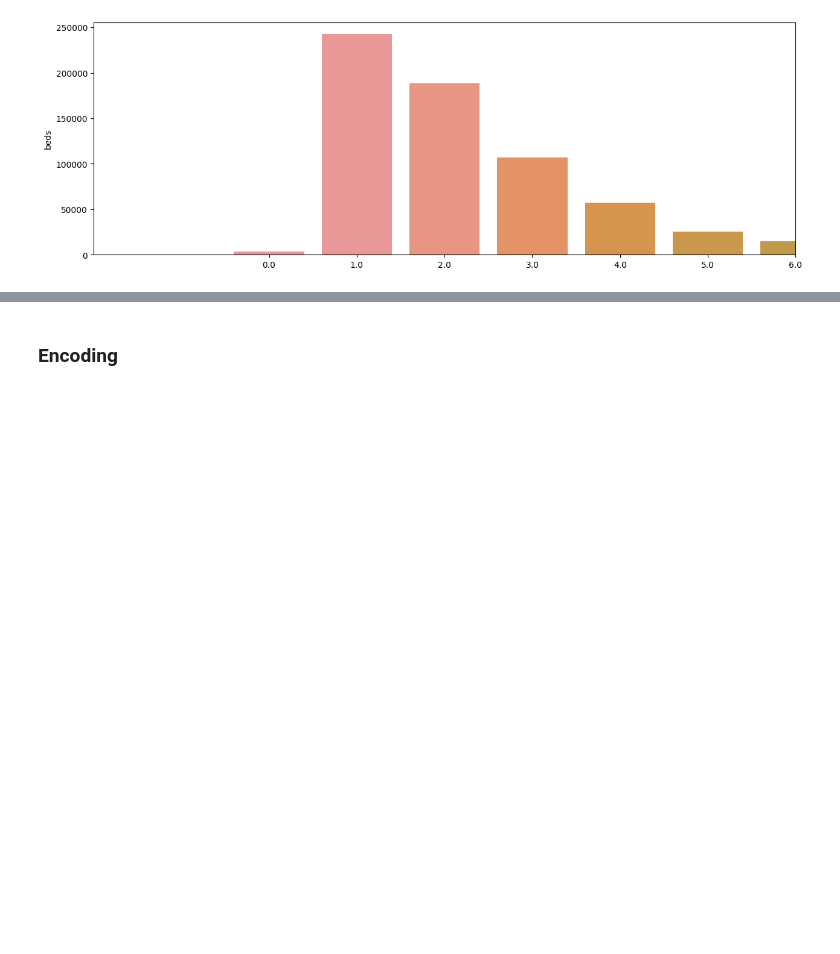
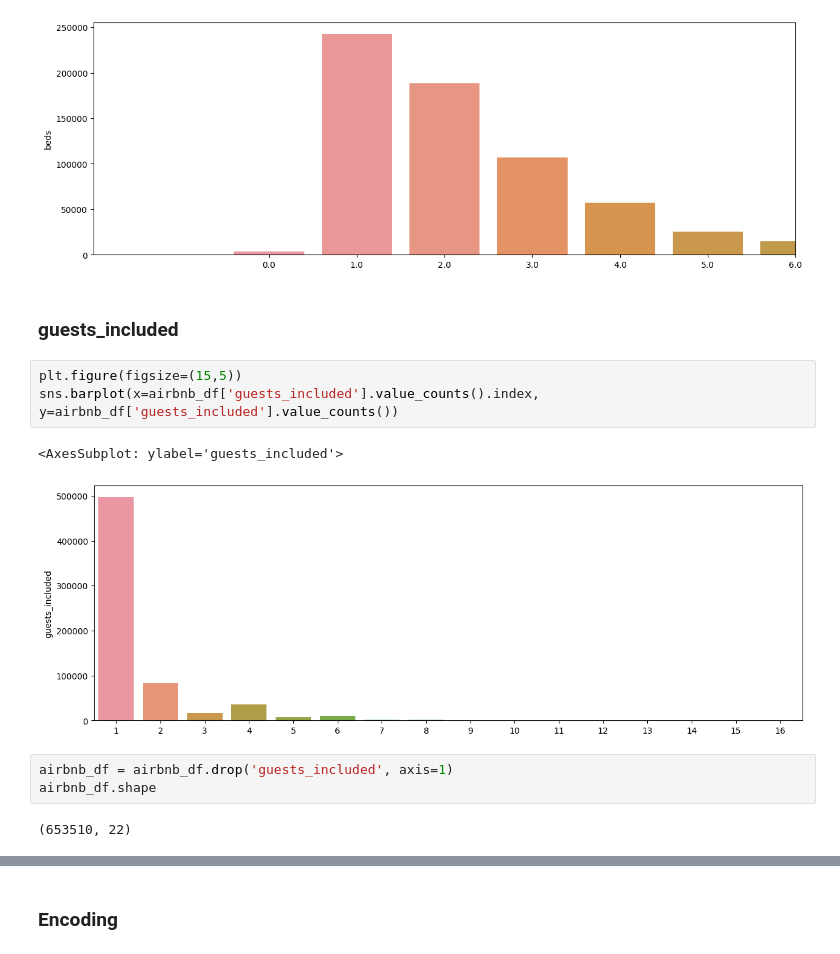
Before and after one commit to franciscocezar/airbnb_project, a Jupyter notebook: rent_prices_airbnb_RJ.ipynb, the cells around one changed output, grey strips where cells are left out. Saved outputs shown, nothing was run; the diff lists cells and outputs as text; blank space fills up the shorter version.

```diff
--- a/rent_prices_airbnb_RJ.ipynb
+++ b/rent_prices_airbnb_RJ.ipynb
@@ -275,3 +275,16 @@ bar_graph(airbnb_df['beds'])
 # %% [output]
 [figure]
 [figure]
+# %% [markdown]
+### guests_included
+# %%
+plt.figure(figsize=(15,5))
+sns.barplot(x=airbnb_df['guests_included'].value_counts().index, y=airbnb_df['guests_included'].value_counts())
+# %% [output]
+<AxesSubplot: ylabel='guests_included'>
+[figure, added]
+# %%
+airbnb_df = airbnb_df.drop('guests_included', axis=1)
+airbnb_df.shape
+# %% [output]
+(653510, 22)
```
Also changed, not shown: parts of 25 cells of this notebook.
